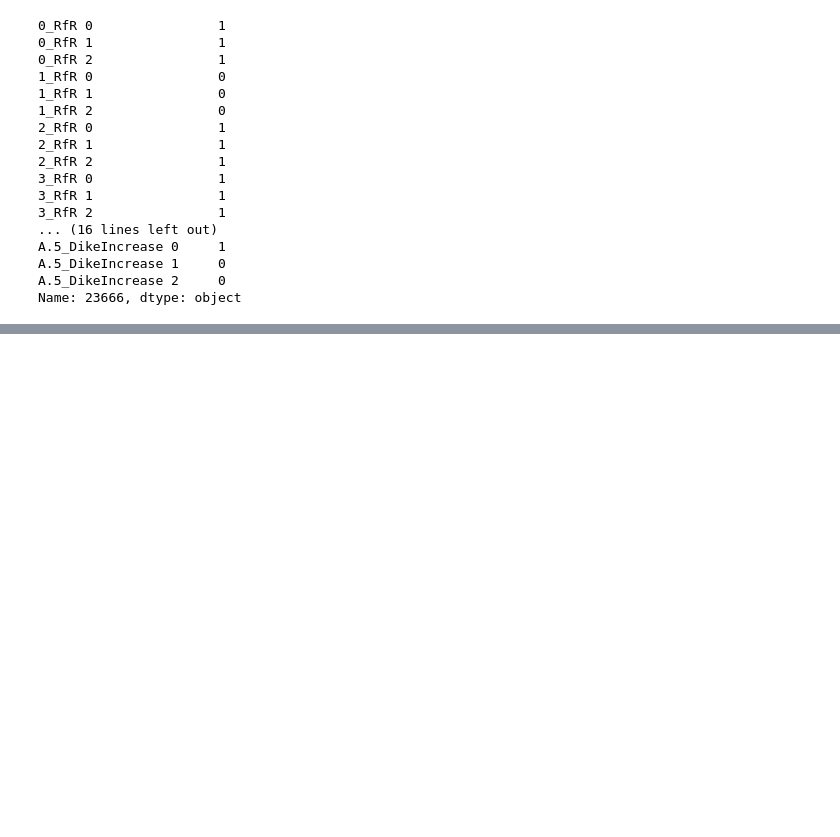
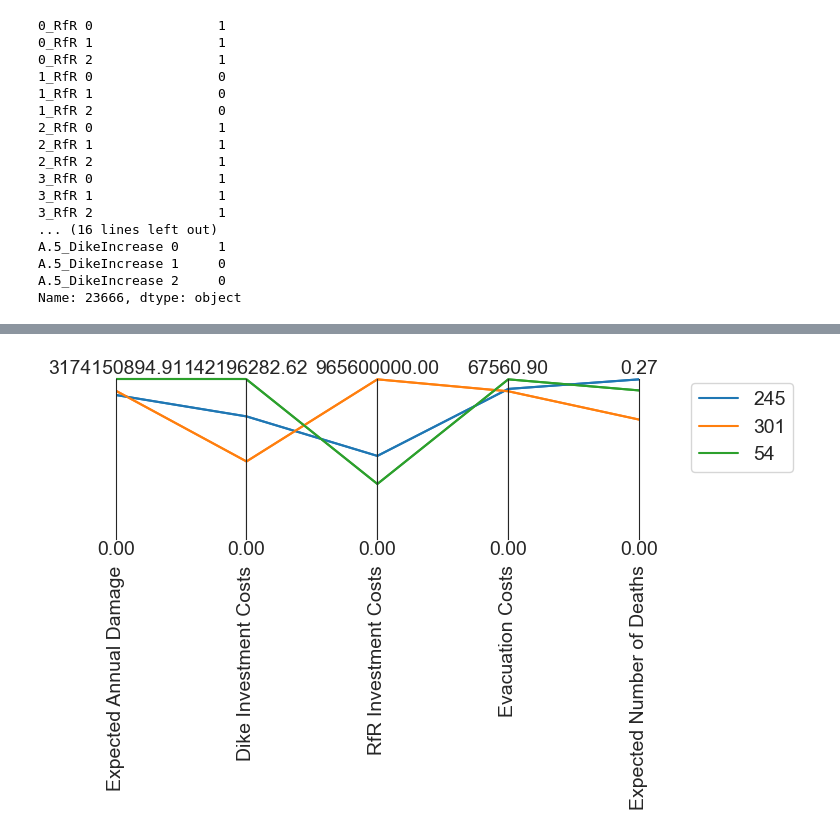
Before and after one commit to JulianvanRie/EPA141A-Model-based-decision-making, a Jupyter notebook: final assignment/Optimise.ipynb, the cells around one changed output, grey strips where cells are left out. Saved outputs shown, nothing was run; the diff lists cells and outputs as text; code cells hidden in the pictures; blank space fills up the shorter version.

```diff
--- a/final assignment/Optimise.ipynb
+++ b/final assignment/Optimise.ipynb
@@ -1108,0 +1167,10 @@ Name: 23666, dtype: object
+# %%
+experiments, outcomes = test
+
+all =experiments
+keys = []
+for key, outcome_array in outcomes.items():
+    outcome_df = pd.DataFrame(outcome_array, columns=[key])
+    all = pd.concat([all, outcome_df], axis=1)
+    keys.append(key)
+all
@@ -1108,0 +1199,3 @@ Name: 23666, dtype: object
+# %%
+max_df = all.groupby('policy')[keys].max()
+max_df
@@ -1108,0 +1248,13 @@ Name: 23666, dtype: object
+# %%
+limits = parcoords.get_limits(max_df)
+limits.loc[0, ['Expected Annual Damage', 'Dike Investment Costs','RfR Investment Costs','Evacuation Costs', 'Expected Number of Deaths']] = 0
+
+paraxes = parcoords.ParallelAxes(limits)
+paraxes.plot(max_df)
+for i, (index, row) in enumerate(max_df.iterrows()):
+    paraxes.plot(row.to_frame().T, label=str(index), color=colors[i])
+paraxes.legend()
+
+plt.show()
+# %% [output]
+[figure, added]
```
Also changed, not shown: parts of 25 cells of this notebook, 1 other file.
